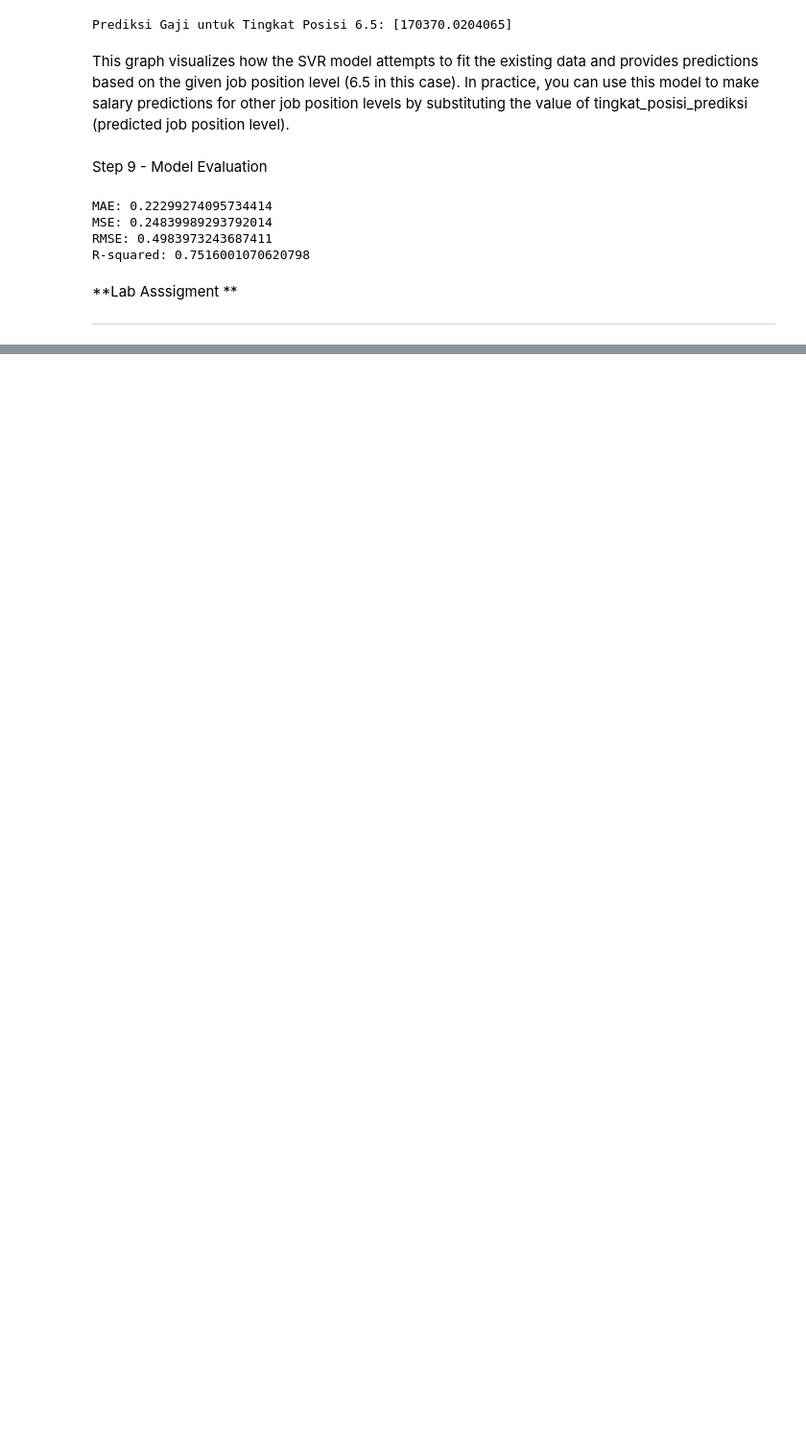
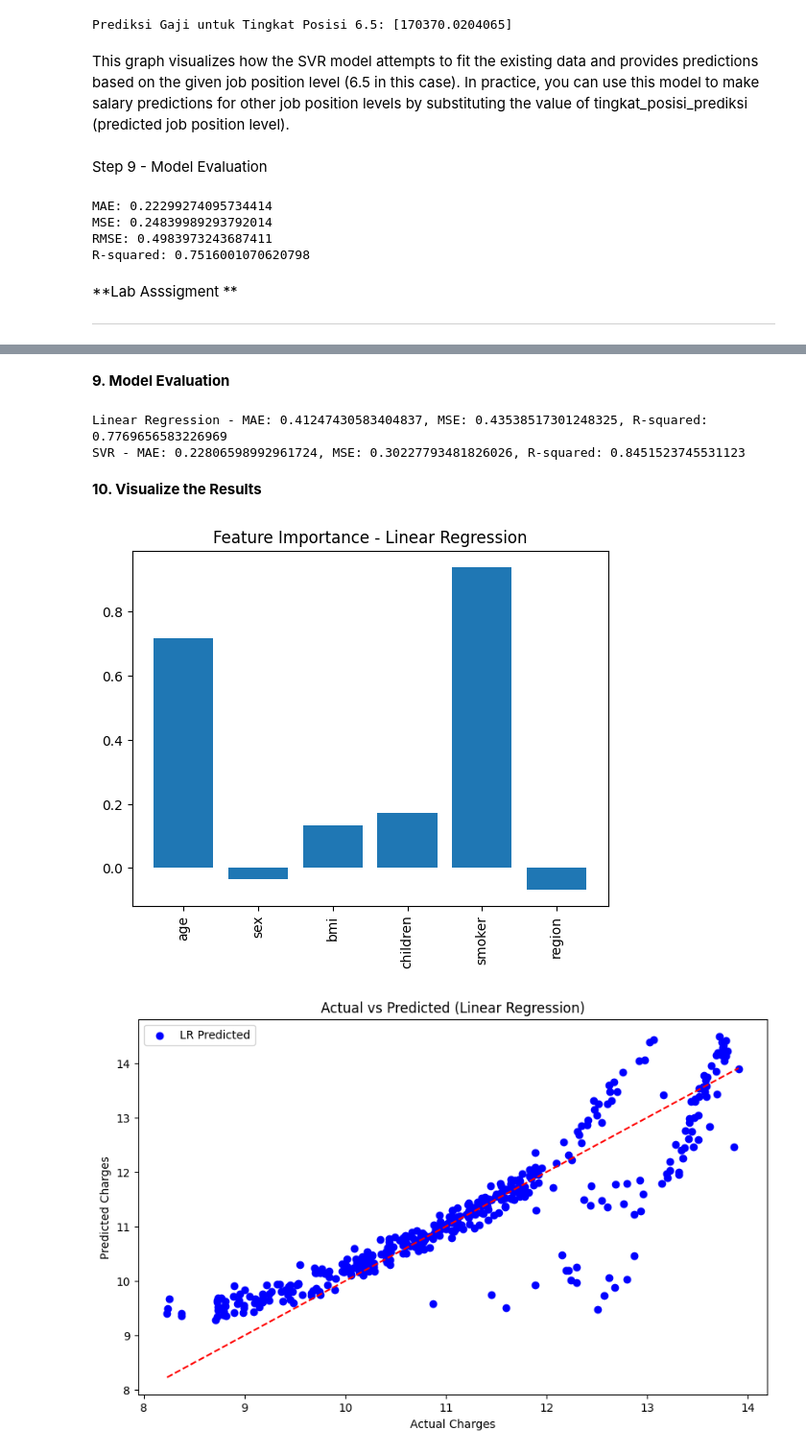
Before and after one commit to athriyagenferin/MachineLearning2024, a Jupyter notebook: Jobsheet_3.ipynb, the cells around one changed output, grey strips where cells are left out. Shown at 96% size. Saved outputs shown, nothing was run; the diff lists cells and outputs as text; code cells hidden in the pictures; blank space fills up the shorter version.

```diff
--- a/Jobsheet_3.ipynb
+++ b/Jobsheet_3.ipynb
@@ -272,0 +365,9 @@ R-squared: 0.7516001070620798
+# %%
+# Define independent variables (X) and dependent variable (y)
+X = data.drop('charges', axis=1)
+y = data['charges']
+
+# Split the data into training and testing sets (70% train, 30% test)
+X_train, X_test, y_train, y_test = train_test_split(X, y, test_size=0.3, random_state=0)
+
+print(X_train.shape, X_test.shape, y_train.shape, y_test.shape)
@@ -272,0 +378,4 @@ R-squared: 0.7516001070620798
+# %%
+scaler = StandardScaler()
+X_train = scaler.fit_transform(X_train)
+X_test = scaler.transform(X_test)
@@ -272,0 +384,11 @@ R-squared: 0.7516001070620798
+# %%
+# Initialize and train the model
+lr_model = LinearRegression()
+lr_model.fit(X_train, y_train)
+
+# Make predictions
+y_pred_lr = lr_model.predict(X_test)
+
+# Display actual vs predicted values
+df_lr = pd.DataFrame({'Actual': y_test, 'Predicted': y_pred_lr})
+print(df_lr.head())
@@ -272,0 +422,41 @@ R-squared: 0.7516001070620798
+# %% [markdown]
+**9. Model Evaluation**
+# %%
+# Evaluate Linear Regression model
+mae_lr = mean_absolute_error(y_test, y_pred_lr)
+mse_lr = mean_squared_error(y_test, y_pred_lr)
+r2_lr = r2_score(y_test, y_pred_lr)
+
+print(f"Linear Regression - MAE: {mae_lr}, MSE: {mse_lr}, R-squared: {r2_lr}")
+
+# Evaluate SVR model
+mae_svr = mean_absolute_error(y_test, y_pred_svr)
+mse_svr = mean_squared_error(y_test, y_pred_svr)
+r2_svr = r2_score(y_test, y_pred_svr)
+
+print(f"SVR - MAE: {mae_svr}, MSE: {mse_svr}, R-squared: {r2_svr}")
+# %% [output]
+Linear Regression - MAE: 0.41247430583404837, MSE: 0.43538517301248325, R-squared: 0.7769656583226969
+SVR - MAE: 0.22806598992961724, MSE: 0.30227793481826026, R-squared: 0.8451523745531123
+# %% [markdown]
+**10. Visualize the Results**
+# %%
+# Feature importance for Linear Regression
+importance = lr_model.coef_
+plt.bar([x for x in range(len(importance))], importance)
+plt.xticks(ticks=[x for x in range(len(importance))], labels=X.columns, rotation=90)
+plt.title('Feature Importance - Linear Regression')
+plt.show()
+
+# Actual vs Predicted (Linear Regression)
+plt.figure(figsize=(10,6))
+plt.scatter(y_test, y_pred_lr, color='blue', label='LR Predicted')
+plt.plot([min(y_test), max(y_test)], [min(y_test), max(y_test)], 'r--')
+plt.title('Actual vs Predicted (Linear Regression)')
+plt.xlabel('Actual Charges')
+plt.ylabel('Predicted Charges')
+plt.legend()
+plt.show()
+# %% [output]
+[figure, added]
+[figure, added]
```
Also changed, not shown: parts of 15 cells of this notebook.
